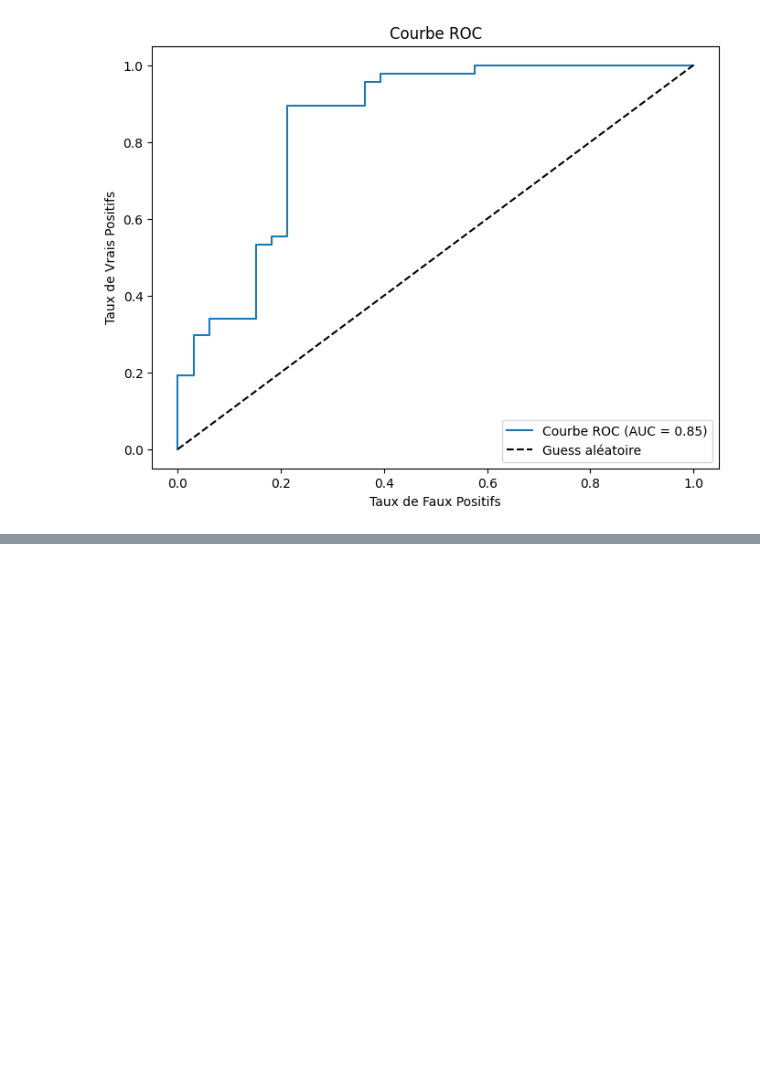
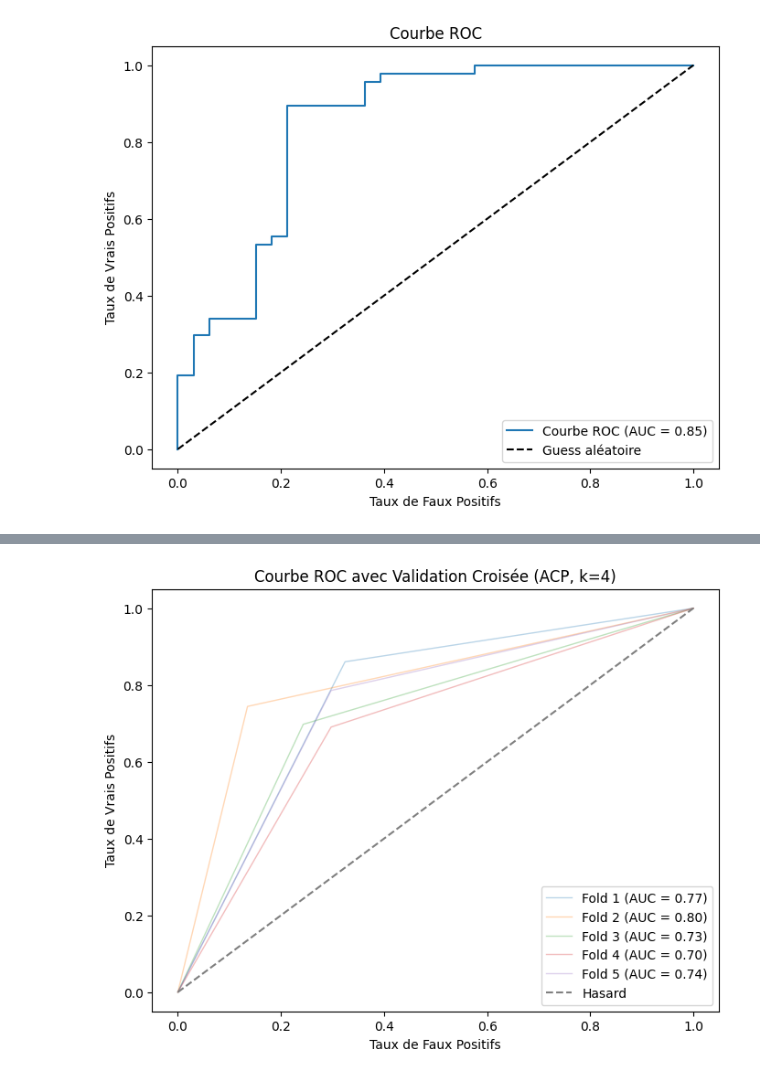
Before and after one commit to yzasmin/DJDDS-groupe5, a Jupyter notebook: Classificateur_devoirmaison.ipynb, the cells around one changed output, grey strips where cells are left out. Saved outputs shown, nothing was run; the diff lists cells and outputs as text; code cells hidden in the pictures; blank space fills up the shorter version.

```diff
--- a/Classificateur_devoirmaison.ipynb
+++ b/Classificateur_devoirmaison.ipynb
@@ -332,0 +337,85 @@ Meilleure AUC : 0.9334759358288771
+# %%
+# Importation des bibliothèques nécessaires
+import pandas as pd
+import numpy as np
+import matplotlib.pyplot as plt
+from sklearn.tree import DecisionTreeClassifier
+from sklearn.preprocessing import StandardScaler
+from sklearn.decomposition import PCA
+from sklearn.metrics import roc_curve, auc
+from sklearn.model_selection import StratifiedKFold
+
+
+# Réduction dimensionnelle avec ACP (k=4)
+pca = PCA(n_components=4)
+X_train_pca = pca.fit_transform(X_train_scaled)
+
+# 3. Évaluer le modèle avec validation croisée
+model = DecisionTreeClassifier(random_state=42)
+
+# a. Utiliser Stratified K-Fold pour conserver la proportion des classes
+cv = StratifiedKFold(n_splits=5)
+tprs = []
+aucs = []
+mean_fpr = np.linspace(0, 1, 100)
+
+plt.figure(figsize=(8, 6))
+
+for i, (train_idx, test_idx) in enumerate(cv.split(X_train_pca, y_train)):
+    X_cv_train, X_cv_test = X_train_pca[train_idx], X_train_pca[test_idx]
+    y_cv_train, y_cv_test = y_train.iloc[train_idx], y_train.iloc[test_idx]
+
+    model.fit(X_cv_train, y_cv_train)
+    y_proba = model.predict_proba(X_cv_test)[:, 1]
+
+    fpr, tpr, thresholds = roc_curve(y_cv_test, y_proba)
+    roc_auc = auc(fpr, tpr)
+    aucs.append(roc_auc)
+
+    plt.plot(fpr, tpr, lw=1, alpha=0.3, label='Fold %d (AUC = %0.2f)' % (i+1, roc_auc))
+
+# b. Tracer la courbe ROC moyenne
+plt.plot([0, 1], [0, 1], linestyle='--', color='gray', label='Hasard')
+plt.xlabel('Taux de Faux Positifs')
+plt.ylabel('Taux de Vrais Positifs')
+plt.title('Courbe ROC avec Validation Croisée (ACP, k=4)')
+plt.legend(loc='lower right')
+plt.show()
+
+# c. Afficher l'AUC moyenne
+print('AUC moyenne : %0.2f ± %0.2f' % (np.mean(aucs), np.std(aucs)))
+
+# 4. Entraîner le modèle sur l'ensemble du jeu de données d'entraînement
+model.fit(X_train_pca, y_train)
+
+# 5. Charger et préparer le jeu de données de test
+test_df = pd.read_csv('/content/farms_train.csv', sep=';', decimal=',')
+
+X_test = test_df.copy()
+
+#Identifier les colonnes de type 'object'
+object_columns = X_test.select_dtypes(include=['object']).columns
+
+#Nettoyer et convertir les colonnes de type 'object' en float
+for col in object_columns:
+    X_test[col] = X_test[col].str.replace(',', '.').str.strip()  # Remplacer ',' par '.' si nécessaire
+    X_test[col] = pd.to_numeric(X_test[col], errors='coerce')    # Convertir en float, NaN pour erreurs
+
+# a. Vérifier les colonnes manquantes ou supplémentaires
+missing_cols = set(X_train.columns) - set(X_test.columns)
+for col in missing_cols:
+    X_test[col] = X_train[col].mean()
+
+extra_cols = set(X_test.columns) - set(X_train.columns)
+X_test = X_test.drop(columns=extra_cols)
+
+# b. Réordonner les colonnes pour correspondre à X_train
+X_test = X_test[X_train.columns]
+
+# d. Standardiser X_test avec le même scaler
+X_test_scaled = scaler.transform(X_test)
+
+# e. Réduire X_test avec l'ACP
+X_test_pca = pca.transform(X_test_scaled)
+# %% [output]
+[figure, added]
```
Also changed, not shown: parts of 12 cells of this notebook.
